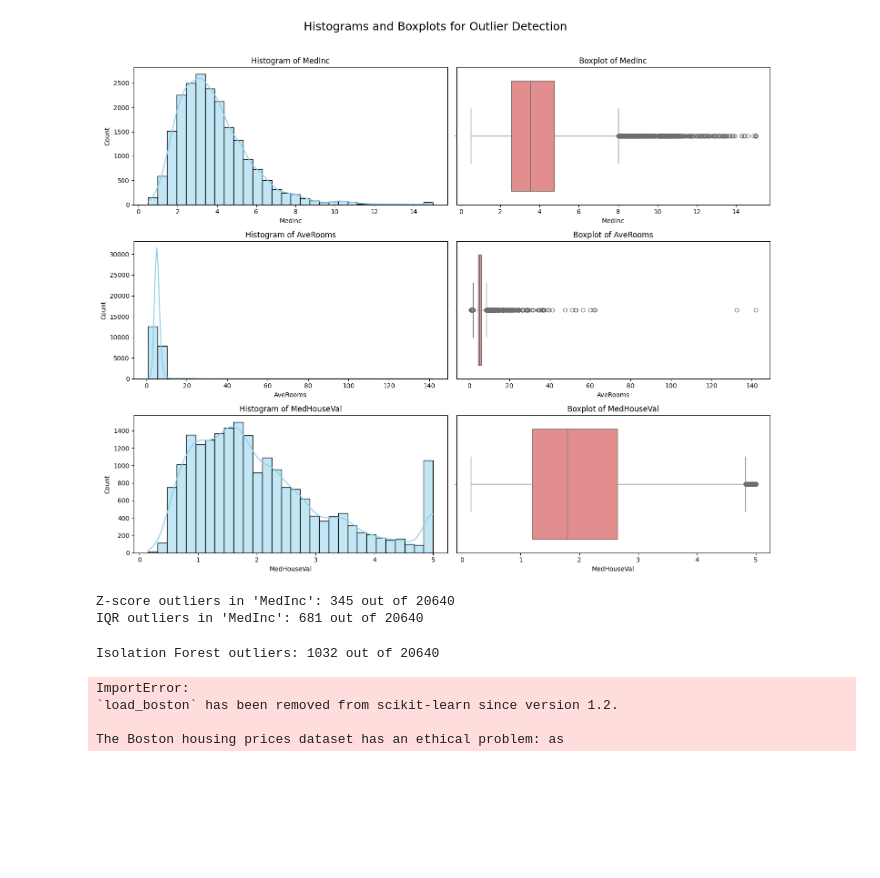
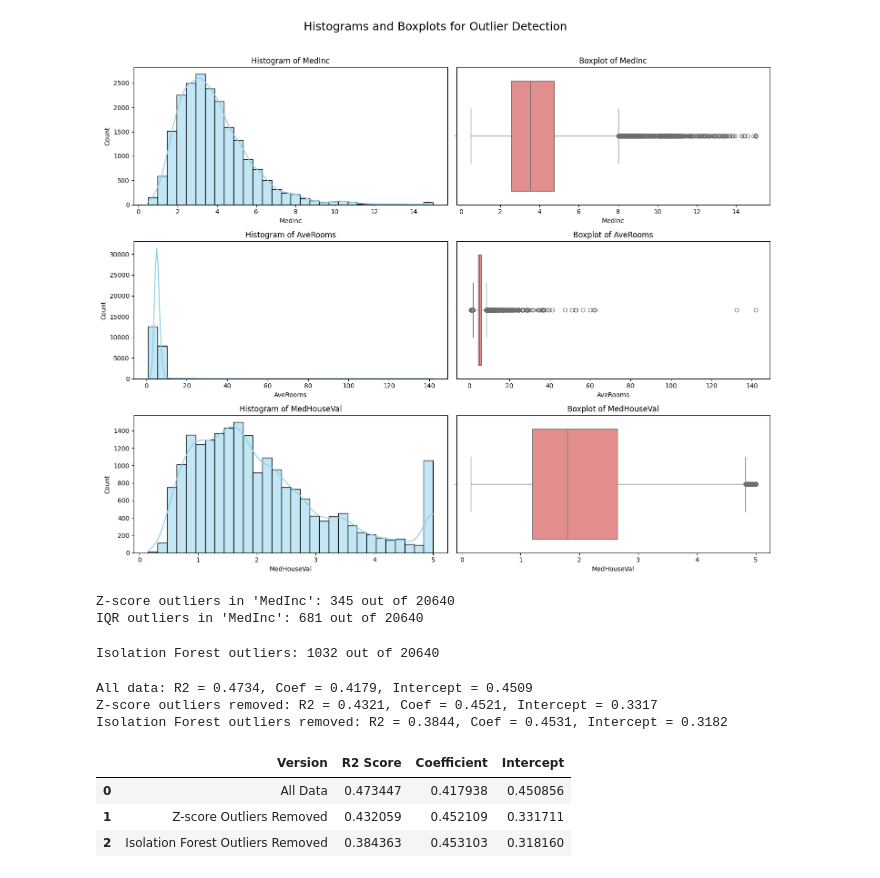
Before and after one commit to neemydev/ai_bootcamp, a Jupyter notebook: weeks/week_3/Week 3 - Day 4 (1).ipynb, the cells around one changed output. Cells and saved outputs as stored; diff of their text form; code cells hidden in the pictures; blank space fills up the shorter version.

```diff
--- a/weeks/week_3/Week 3 - Day 4 (1).ipynb
+++ b/weeks/week_3/Week 3 - Day 4 (1).ipynb
@@ -629,22 +629,17 @@ Isolation Forest outliers: 1032 out of 20640
 # 3. Compare the model performance metrics (r2_score) and coefficients
 
 # Load Boston housing dataset and prepare DataFrame with correct columns
-from sklearn.datasets import load_boston
-import pandas as pd
-boston = load_boston()
-df = pd.DataFrame(boston.data, columns=boston.feature_names)
-df['PRICE'] = boston.target
-
 # 1. Linear regression with all data
 from sklearn.linear_model import LinearRegression
 from sklearn.metrics import r2_score
 import numpy as np
 from scipy.stats import zscore
 from sklearn.ensemble import IsolationForest
+import pandas as pd
 
 # X and y
-X = df[['LSTAT']]
-y = df['PRICE']
+X = df[['MedInc']]
+y = df['MedHouseVal']
 
 model_all = LinearRegression()
 model_all.fit(X, y)
@@ -655,42 +650,45 @@ intercept_all = model_all.intercept_
 print(f"All data: R2 = {r2_all:.4f}, Coef = {coef_all:.4f}, Intercept = {intercept_all:.4f}")
 
 # 2. Remove Z-score outliers and fit model
-z_scores = np.abs(zscore(df['LSTAT']))
+z_scores = np.abs(zscore(df['MedInc']))
 df_z = df[z_scores < 3]
-X_z = df_z[['LSTAT']]
-y_z = df_z['PRICE']
+X_z = df_z[['MedInc']]
+y_z = df_z['MedHouseVal']
 model_z = LinearRegression()
 model_z.fit(X_z, y_z)
 y_pred_z = model_z.predict(X_z)
 r2_z = r2_score(y_z, y_pred_z)
 coef_z = model_z.coef_[0]
 intercept_z = model_z.intercept_
 print(f"Z-score outliers removed: R2 = {r2_z:.4f}, Coef = {coef_z:.4f}, Intercept = {intercept_z:.4f}")
 
 # 3. Remove Isolation Forest outliers and fit model
 iso = IsolationForest(contamination=0.05, random_state=42)
-outliers = iso.fit_predict(df[['LSTAT']])
+outliers = iso.fit_predict(df[['MedInc']])
 df_iso = df[outliers == 1]
-X_iso = df_iso[['LSTAT']]
-y_iso = df_iso['PRICE']
+X_iso = df_iso[['MedInc']]
+y_iso = df_iso['MedHouseVal']
 model_iso = LinearRegression()
 model_iso.fit(X_iso, y_iso)
 y_pred_iso = model_iso.predict(X_iso)
 r2_iso = r2_score(y_iso, y_pred_iso)
 coef_iso = model_iso.coef_[0]
 intercept_iso = model_iso.intercept_
 print(f"Isolation Forest outliers removed: R2 = {r2_iso:.4f}, Coef = {coef_iso:.4f}, Intercept = {intercept_iso:.4f}")
 
 # 4. Summary Table
 summary = pd.DataFrame({
     'Version': ['All Data', 'Z-score Outliers Removed', 'Isolation Forest Outliers Removed'],
     'R2 Score': [r2_all, r2_z, r2_iso],
     'Coefficient': [coef_all, coef_z, coef_iso],
     'Intercept': [intercept_all, intercept_z, intercept_iso]
 })
 display(summary)
 # %% [output]
-ImportError:
-`load_boston` has been removed from scikit-learn since version 1.2.
-
-The Boston housing prices dataset has an ethical problem: as
+All data: R2 = 0.4734, Coef = 0.4179, Intercept = 0.4509
+Z-score outliers removed: R2 = 0.4321, Coef = 0.4521, Intercept = 0.3317
+Isolation Forest outliers removed: R2 = 0.3844, Coef = 0.4531, Intercept = 0.3182
+|  | Version | R2 Score | Coefficient | Intercept |
+| 0 | All Data | 0.473447 | 0.417938 | 0.450856 |
+| 1 | Z-score Outliers Removed | 0.432059 | 0.452109 | 0.331711 |
+| 2 | Isolation Forest Outliers Removed | 0.384363 | 0.453103 | 0.318160 |
```
Also changed, not shown: parts of 6 cells of this notebook.
